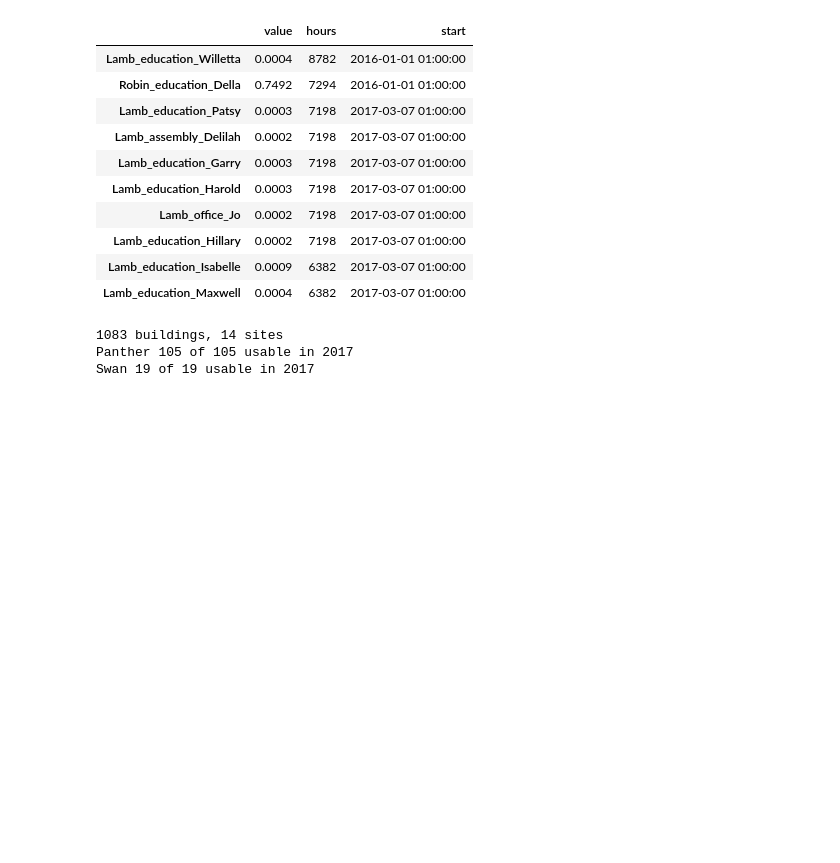
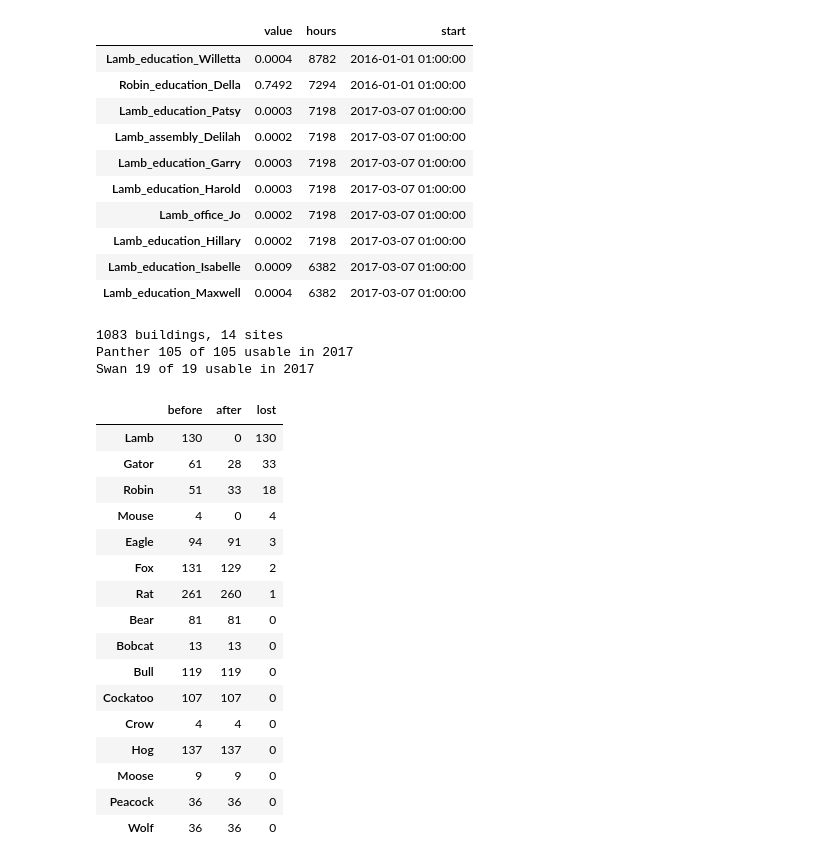
Before and after one commit to sevilkhojasteh/building-energy-trust, a Jupyter notebook: notebooks/01_explore.ipynb, the cells around one changed output. Cells and saved outputs as stored; diff of their text form; code cells hidden in the pictures; blank space fills up the shorter version.

```diff
--- a/notebooks/01_explore.ipynb
+++ b/notebooks/01_explore.ipynb
@@ -596,3 +587,31 @@ for site in ["Panther", "Swan"]:
 1083 buildings, 14 sites
 Panther 105 of 105 usable in 2017
 Swan 19 of 19 usable in 2017
+# %%
+before = pd.read_csv("../configs/train_buildings.csv")["building"]
+after = pd.Series(train_buildings)
+
+compare_sites = pd.DataFrame({
+    "before": before.str.split("_").str[0].value_counts(),
+    "after": after.str.split("_").str[0].value_counts(),
+}).fillna(0).astype(int)
+compare_sites["lost"] = compare_sites["before"] - compare_sites["after"]
+compare_sites.sort_values("lost", ascending=False)
+# %% [output]
+|  | before | after | lost |
+| Lamb | 130 | 0 | 130 |
+| Gator | 61 | 28 | 33 |
+| Robin | 51 | 33 | 18 |
+| Mouse | 4 | 0 | 4 |
+| Eagle | 94 | 91 | 3 |
+| Fox | 131 | 129 | 2 |
+| Rat | 261 | 260 | 1 |
+| Bear | 81 | 81 | 0 |
+| Bobcat | 13 | 13 | 0 |
+| Bull | 119 | 119 | 0 |
+| Cockatoo | 107 | 107 | 0 |
+| Crow | 4 | 4 | 0 |
+| Hog | 137 | 137 | 0 |
+| Moose | 9 | 9 | 0 |
+| Peacock | 36 | 36 | 0 |
+| Wolf | 36 | 36 | 0 |
```
Also changed, not shown: parts of 11 cells of this notebook.
